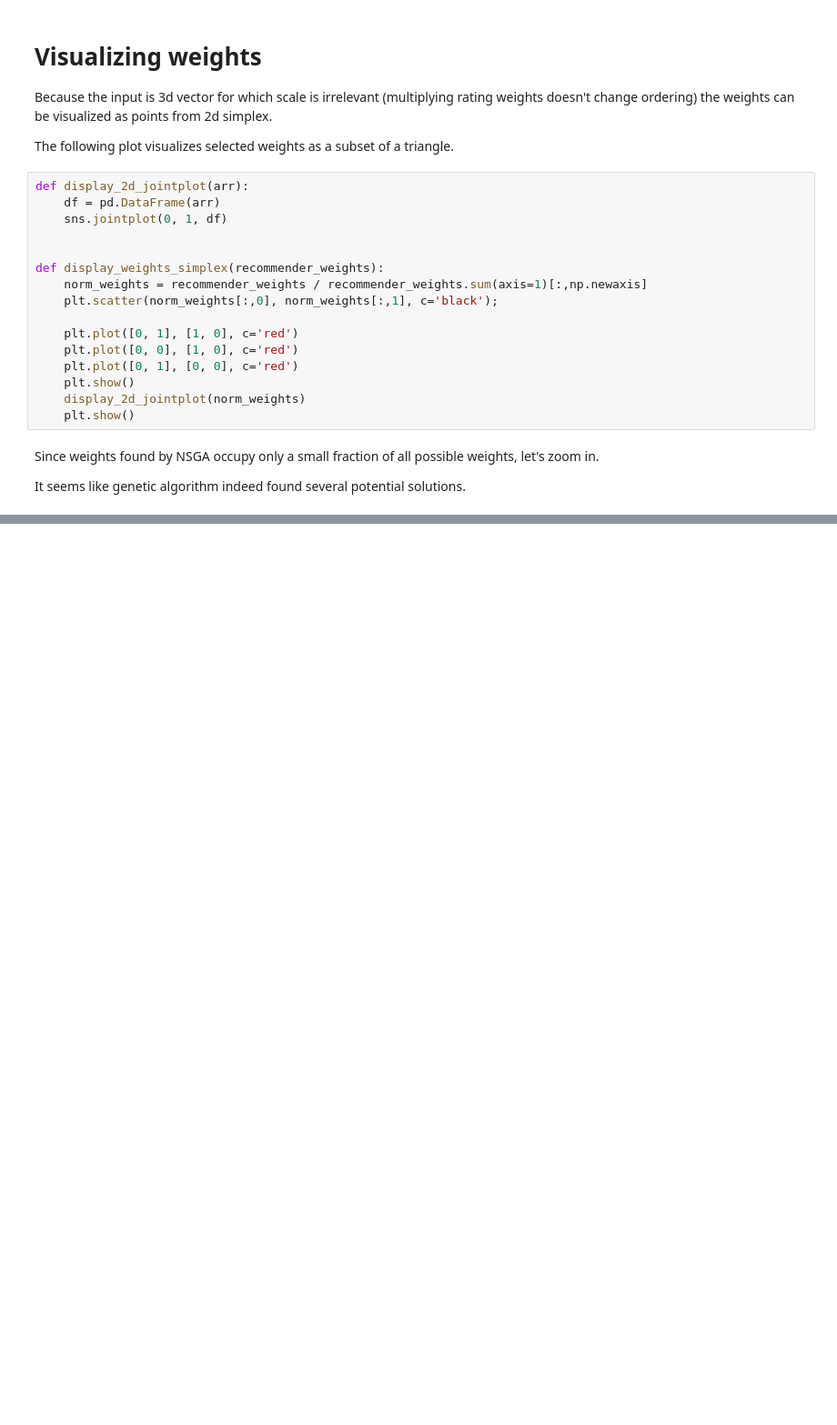
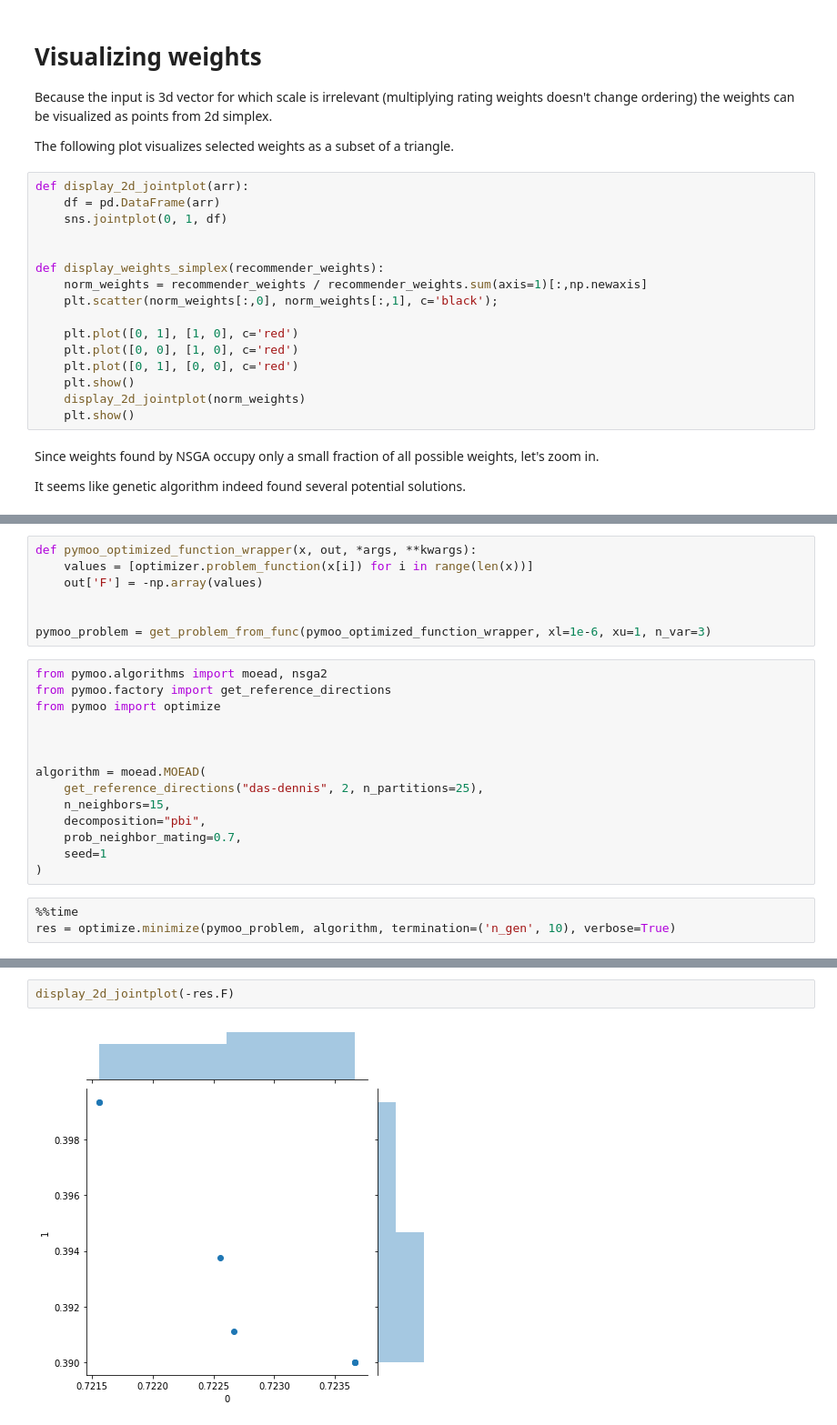
Before and after one commit to lambdaofgod/game_recommender, a Jupyter notebook: notebooks/Evaluation - Multiobjective Optimization of Hybrid Recommender.ipynb, the cells around one changed output, grey strips where cells are left out. Shown at 91% size. Drawn from its saved outputs; the diff is of its cells as text; blank space fills up the shorter version.

```diff
--- a/notebooks/Evaluation - Multiobjective Optimization of Hybrid Recommender.ipynb
+++ b/notebooks/Evaluation - Multiobjective Optimization of Hybrid Recommender.ipynb
@@ -410,0 +386,24 @@ display_weights_simplex(recommender_weights)
+# %%
+def pymoo_optimized_function_wrapper(x, out, *args, **kwargs):
+    values = [optimizer.problem_function(x[i]) for i in range(len(x))]
+    out['F'] = -np.array(values)
+
+
+pymoo_problem = get_problem_from_func(pymoo_optimized_function_wrapper, xl=1e-6, xu=1, n_var=3)
+# %%
+from pymoo.algorithms import moead, nsga2
+from pymoo.factory import get_reference_directions
+from pymoo import optimize
+
+
+
+algorithm = moead.MOEAD(
+    get_reference_directions("das-dennis", 2, n_partitions=25),
+    n_neighbors=15,
+    decomposition="pbi",
+    prob_neighbor_mating=0.7,
+    seed=1
+)
+# %%
+%%time
+res = optimize.minimize(pymoo_problem, algorithm, termination=('n_gen', 10), verbose=True)
@@ -410,0 +426,4 @@ display_weights_simplex(recommender_weights)
+# %%
+display_2d_jointplot(-res.F)
+# %% [output]
+[figure, added]
```
Also changed, not shown: parts of 7 cells of this notebook.
